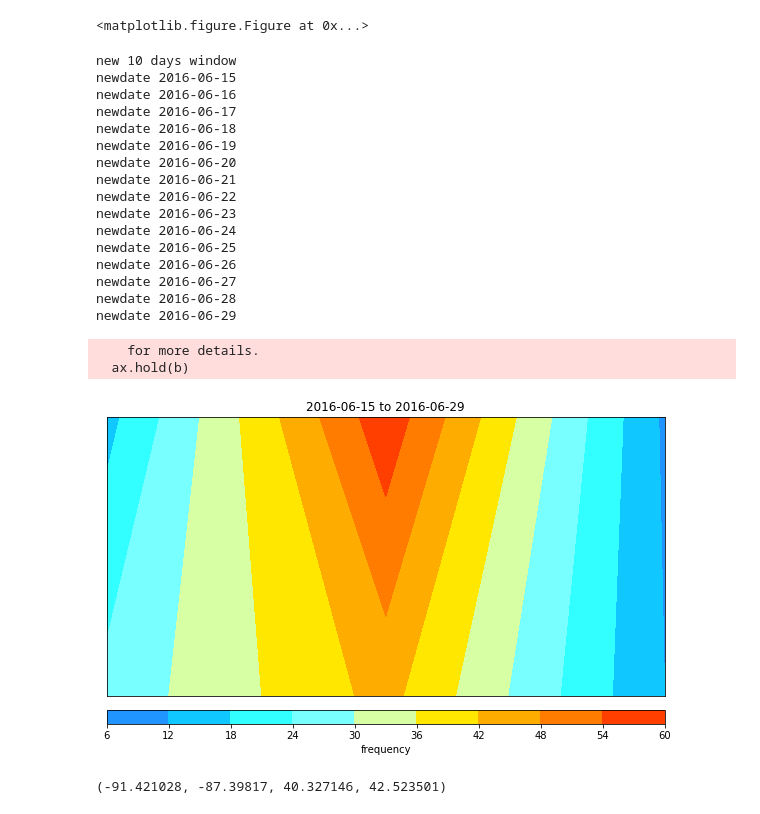
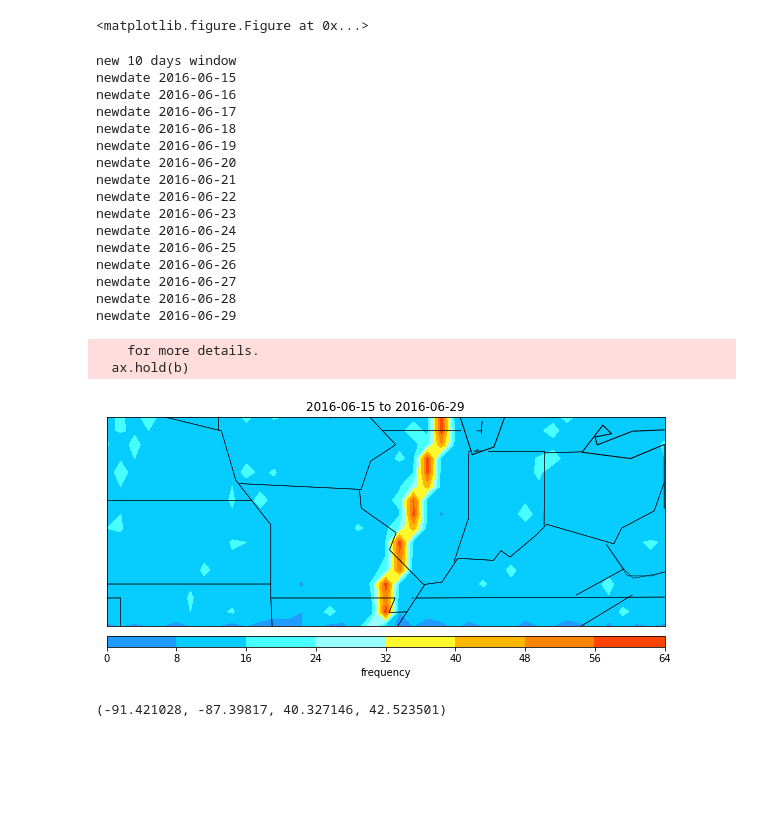
Before and after one commit to efzero/Satellite_Big_Data_Scripts, a Jupyter notebook: GOME visualization.ipynb, the cells around one changed output. Cells and saved outputs as stored; diff of their text form; code cells hidden in the pictures; blank space fills up the shorter version.

```diff
--- a/GOME visualization.ipynb
+++ b/GOME visualization.ipynb
@@ -107,7 +163,7 @@ xx, yy = map.makegrid(len(lon_belt),len(lat_belt))
 #testing gome
 
 p = convertGOMEDate(date_, prefix)
-gome.load_gnome(p, new_date)
+gome.load_gnome(p, date_)
 plt.scatter(gome.lons, gome.lats)
 plt.figure()
 
@@ -179,30 +235,30 @@ def baseplot(lat_belt, lon_belt, window_size, prefix, gome):
 # %%
 gome.min_lon, gome.max_lon, gome.min_lat, gome.max_lat = -105, -78, 35, 50
 prefix = 'E:\\SIF data\\GOME_2016\\GOME_2016\\'
-lon_belt = np.arange(-89.5, -88, 0.5)
-lat_belt = np.arange(40.5, 41.5, 0.5)
+lon_belt = np.arange(-100.5, -80, 0.5)
+lat_belt = np.arange(35.5, 43.5, 0.5)
 
 baseplot(lat_belt, lon_belt, 15, prefix, gome)
 # %% [output]
 new 10 days window
 newdate 2016-06-15
 newdate 2016-06-16
 newdate 2016-06-17
 newdate 2016-06-18
 newdate 2016-06-19
 newdate 2016-06-20
 newdate 2016-06-21
 newdate 2016-06-22
 newdate 2016-06-23
 newdate 2016-06-24
 newdate 2016-06-25
 newdate 2016-06-26
 newdate 2016-06-27
 newdate 2016-06-28
 newdate 2016-06-29
     for more details.
   ax.hold(b)
-[figure, old version]
+[figure, new version]
 # %%
 from CDL_utils import *
 cd = cdl_utils()
```
Also changed, not shown: parts of 13 cells of this notebook, 4 other files.
